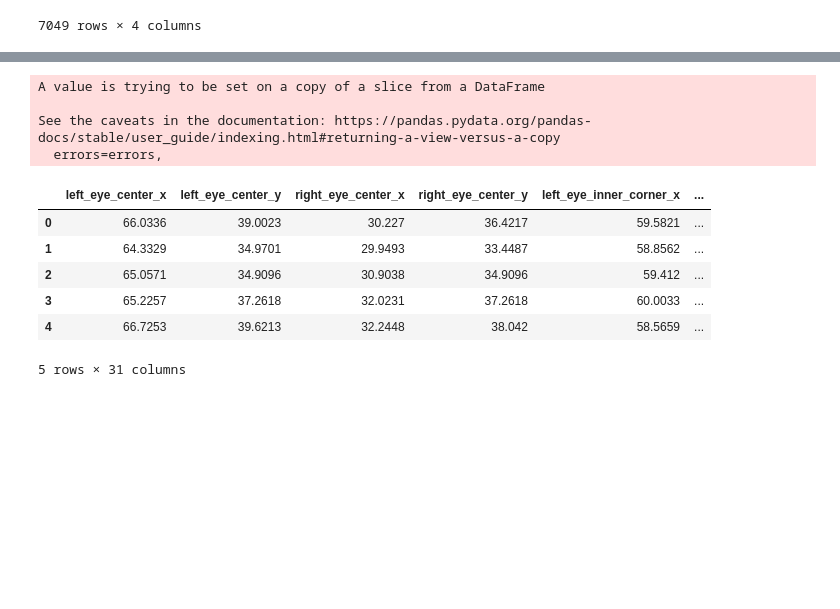
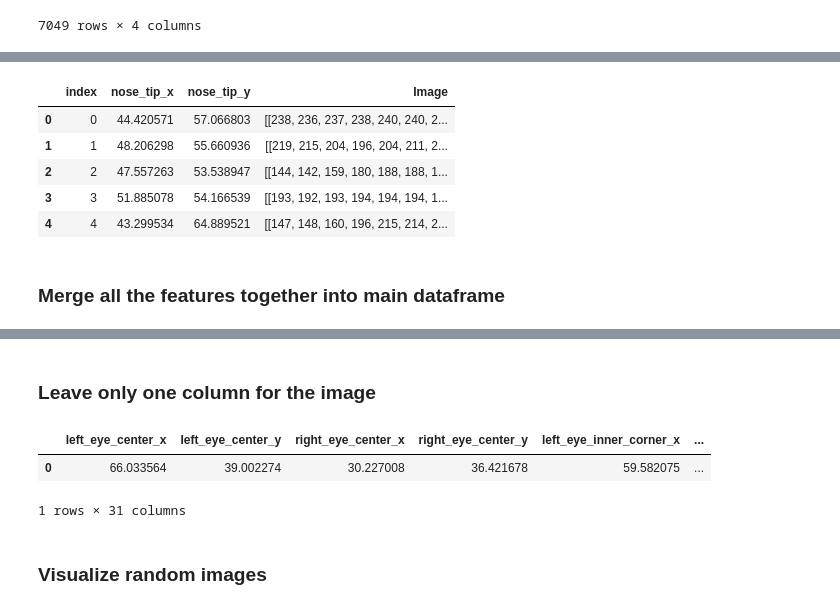
Before and after one commit to mariaafara/face-landmark-detection, a Jupyter notebook: label_missing_values.ipynb, the cells around one changed output, grey strips where cells are left out. Drawn from its saved outputs; the diff is of its cells as text; code cells hidden in the pictures; blank space fills up the shorter version.

```diff
--- a/label_missing_values.ipynb
+++ b/label_missing_values.ipynb
@@ -90,17 +77,19 @@ def pre_process_images(df):
 # %%
-def predict_images():
-    # for each feature we load its trained model and its scalers inorder to get the predicted coordinates for the missing values
-    for i in range(0, len(features[:])):
-        feature_name = features[i]
-        df = dic_missing_data[feature_name]
-        images = pre_process_images(df)
-        model = load_model('models/'+feature_name+'.h5', compile=False)
-        predictions = model.predict(images)#.tolist()
-        predictions_x = list(predictions[:,:1].T[0])
-        predictions_y = list(predictions[:,1:2].T[0])
-        scalers_dict= pkl.load(open("scalers/"+feature_name+"_scalers_dict.pkl","rb"))
-        if normalize_coordinates:
-            x = [scalers_dict[feature_name+"_x"].inverse_transform([[c_x]]) for c_x in predictions_x]
-            y = [scalers_dict[feature_name+"_y"].inverse_transform([[c_y]]) for c_y in predictions_y]
-        dic_missing_data[feature_name].iloc[:,0] = x
-        dic_missing_data[feature_name].iloc[:,1] = y
+# predict features corrdinates using the trained models for the 14 features that contain missing values
+# for each feature load its dataframe of which has the images that we shall predict the missing corrdinates for.
+# preprocess the images first inorder to be able to feed it to the trained model, predict the coordinates for each image, then in case the coordinates were normalized in the
+# previous part then we need to reverse normalizing them using its corresponding scalers. And finaly fill the missing values with the predicted values
+for i in range(0, len(features[:])):
+    feature_name = features[i]
+    df = dic_missing_data[feature_name]
+    imgs = pre_process_images(df)
+    model = load_model('models/'+feature_name+'.h5', compile=False)
+    preds = model.predict(imgs)
+    xs = preds[:,:1]
+    ys = preds[:,1:]
+    scalers_dict= pkl.load(open("scalers/"+feature_name+"_scalers_dict.pkl","rb"))
+    if normalize_coordinates:
+        xs = scalers_dict[feature_name+"_x"].inverse_transform(xs)[:,0]
+        ys = scalers_dict[feature_name+"_y"].inverse_transform(ys)[:,0]
+    dic_missing_data[feature_name].iloc[:,0]=xs
+    dic_missing_data[feature_name].iloc[:,1]=ys
@@ -142,4 +142,2 @@ def fill_missing_data(dic_train_data, dic_missing_data):
-# %%
-all_data_dic = fill_missing_data(dic_train_data, dic_missing_data)
 # %%
 all_dataframes= list(all_data_dic.values())
@@ -164 +148,12 @@ all_dataframes[4]
+# %%
+all_dataframes[-1].head()
+# %% [output]
+|  | index | nose_tip_x | nose_tip_y | Image |
+| 0 | 0 | 44.420571 | 57.066803 | [[238, 236, 237, 238, 240, 240, 2... |
+| 1 | 1 | 48.206298 | 55.660936 | [[219, 215, 204, 196, 204, 211, 2... |
+| 2 | 2 | 47.557263 | 53.538947 | [[144, 142, 159, 180, 188, 188, 1... |
+| 3 | 3 | 51.885078 | 54.166539 | [[193, 192, 193, 194, 194, 194, 1... |
+| 4 | 4 | 43.299534 | 64.889521 | [[147, 148, 160, 196, 215, 214, 2... |
+# %% [markdown]
+### Merge all the features together into main dataframe
 # %%
@@ -184,22 +178,17 @@ Index(['index', 'left_eye_center_x', 'left_eye_center_y',
        'mouth_center_bottom_lip_x', 'mouth_center_bottom_lip_y',
        'Image_mouth_center_bottom_lip', 'nose_tip_x', 'nose_tip_y', 'Image'],
       dtype='object')
+# %% [markdown]
+### Leave only one column for the image
 # %%
 main_df.columns = [*main_df.columns[:-1], 'Image']
 main_df = main_df.loc[:, ~main_df.columns.str.startswith('Image_')]
 main_df.drop(columns=["index"], inplace=True)
-# %% [output]
-A value is trying to be set on a copy of a slice from a DataFrame
-
-See the caveats in the documentation: https://pandas.pydata.org/pandas-docs/stable/user_guide/indexing.html#returning-a-view-versus-a-copy
-  errors=errors,
 # %%
-main_df.head()
+main_df.head(1)
 # %% [output]
 |  | left_eye_center_x | left_eye_center_y | right_eye_center_x | right_eye_center_y | left_eye_inner_corner_x | ... |
-| 0 | 66.0336 | 39.0023 | 30.227 | 36.4217 | 59.5821 | ... |
-| 1 | 64.3329 | 34.9701 | 29.9493 | 33.4487 | 58.8562 | ... |
-| 2 | 65.0571 | 34.9096 | 30.9038 | 34.9096 | 59.412 | ... |
-| 3 | 65.2257 | 37.2618 | 32.0231 | 37.2618 | 60.0033 | ... |
-| 4 | 66.7253 | 39.6213 | 32.2448 | 38.042 | 58.5659 | ... |
+| 0 | 66.033564 | 39.002274 | 30.227008 | 36.421678 | 59.582075 | ... |
-5 rows × 31 columns
+1 rows × 31 columns
+# %% [markdown]
+### Visualize random images
```
Also changed, not shown: parts of 23 cells of this notebook.
